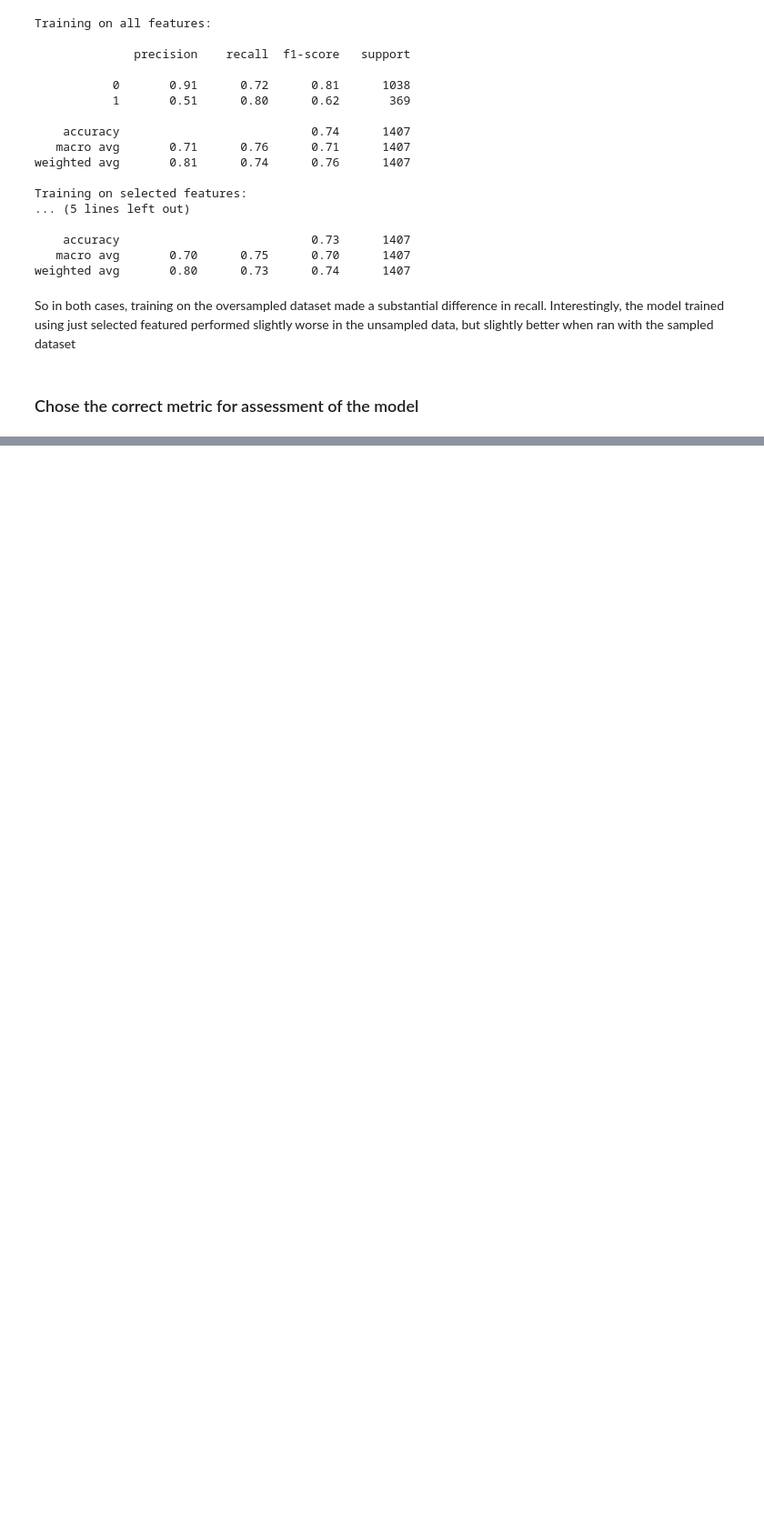
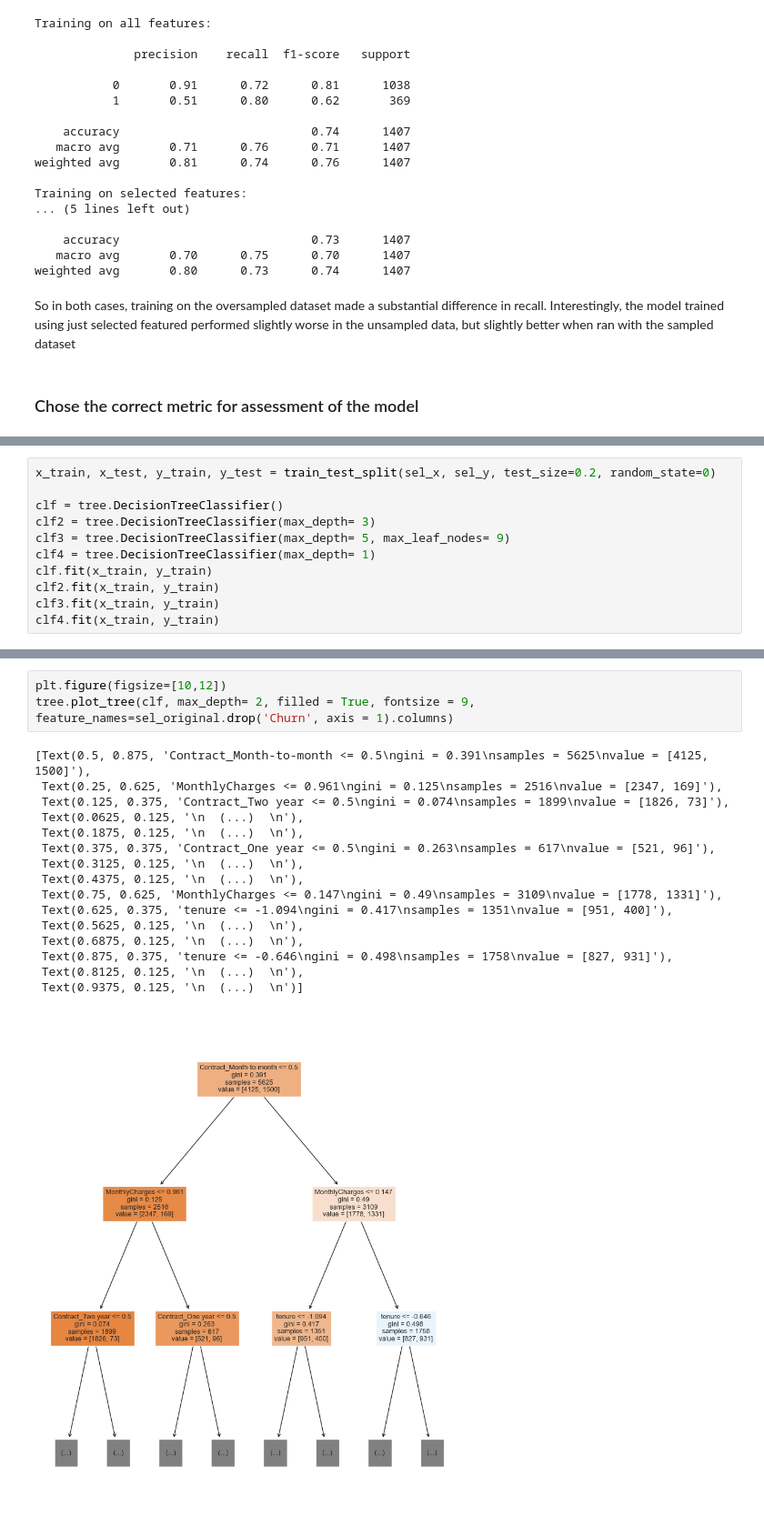
Before and after one commit to GiuseppeManai/ysc4224, a Jupyter notebook: 2.Churn_Model/team3/ChurnModel.ipynb, the cells around one changed output, grey strips where cells are left out. Shown at 91% size. Cells and saved outputs as stored; diff of their text form; blank space fills up the shorter version.

Commit message:
added decision trees to main

```diff
--- a/2.Churn_Model/team3/ChurnModel.ipynb
+++ b/2.Churn_Model/team3/ChurnModel.ipynb
@@ -1021,0 +1627,11 @@ plt.show()
+# %%
+x_train, x_test, y_train, y_test = train_test_split(sel_x, sel_y, test_size=0.2, random_state=0)
+
+clf = tree.DecisionTreeClassifier()
+clf2 = tree.DecisionTreeClassifier(max_depth= 3)
+clf3 = tree.DecisionTreeClassifier(max_depth= 5, max_leaf_nodes= 9)
+clf4 = tree.DecisionTreeClassifier(max_depth= 1)
+clf.fit(x_train, y_train)
+clf2.fit(x_train, y_train)
+clf3.fit(x_train, y_train)
+clf4.fit(x_train, y_train)
@@ -1021,0 +1673,20 @@ plt.show()
+# %%
+plt.figure(figsize=[10,12])
+tree.plot_tree(clf, max_depth= 2, filled = True, fontsize = 9, feature_names=sel_original.drop('Churn', axis = 1).columns)
+# %% [output]
+[Text(0.5, 0.875, 'Contract_Month-to-month <= 0.5\ngini = 0.391\nsamples = 5625\nvalue = [4125, 1500]'),
+ Text(0.25, 0.625, 'MonthlyCharges <= 0.961\ngini = 0.125\nsamples = 2516\nvalue = [2347, 169]'),
+ Text(0.125, 0.375, 'Contract_Two year <= 0.5\ngini = 0.074\nsamples = 1899\nvalue = [1826, 73]'),
+ Text(0.0625, 0.125, '\n  (...)  \n'),
+ Text(0.1875, 0.125, '\n  (...)  \n'),
+ Text(0.375, 0.375, 'Contract_One year <= 0.5\ngini = 0.263\nsamples = 617\nvalue = [521, 96]'),
+ Text(0.3125, 0.125, '\n  (...)  \n'),
+ Text(0.4375, 0.125, '\n  (...)  \n'),
+ Text(0.75, 0.625, 'MonthlyCharges <= 0.147\ngini = 0.49\nsamples = 3109\nvalue = [1778, 1331]'),
+ Text(0.625, 0.375, 'tenure <= -1.094\ngini = 0.417\nsamples = 1351\nvalue = [951, 400]'),
+ Text(0.5625, 0.125, '\n  (...)  \n'),
+ Text(0.6875, 0.125, '\n  (...)  \n'),
+ Text(0.875, 0.375, 'tenure <= -0.646\ngini = 0.498\nsamples = 1758\nvalue = [827, 931]'),
+ Text(0.8125, 0.125, '\n  (...)  \n'),
+ Text(0.9375, 0.125, '\n  (...)  \n')]
+[figure, added]
```
Also changed, not shown: parts of 124 cells of this notebook.
